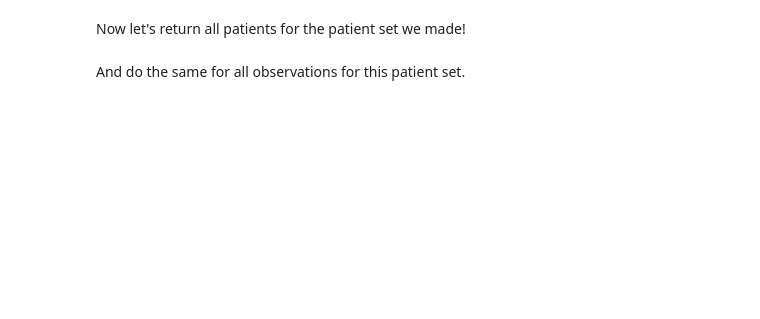
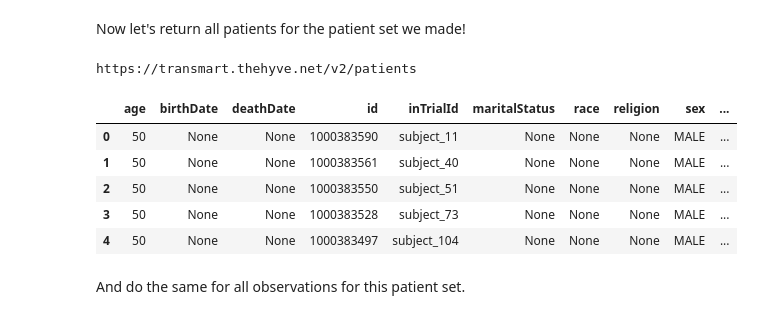
Before and after one commit to thehyve/transmart-tutorials, a Jupyter notebook: Exercise 1 - tranSMART Python client.ipynb, the cells around one changed output. Saved outputs shown, nothing was run; the diff lists cells and outputs as text; code cells hidden in the pictures; blank space fills up the shorter version.

```diff
--- a/Exercise 1 - tranSMART Python client.ipynb
+++ b/Exercise 1 - tranSMART Python client.ipynb
@@ -166,2 +300,5 @@ patient_set_id =
+# %%
+# Select a patient set from the above list. If there's none yet, first save a patient set in Glowing Bear
+patient_set_id = 29251
 # %% [markdown]
 Now let's return all patients for the patient set we made!
@@ -171,3 +305,15 @@ patients
+# %%
+c = api.new_constraint(subject_set_id=patient_set_id)
+patients = api.patients(constraint=c)
+patients.dataframe.head()
+# %% [output]
+https://transmart.thehyve.net/v2/patients
+|  | age | birthDate | deathDate | id | inTrialId | maritalStatus | race | religion | sex | ... |
+| 0 | 50 | None | None | 1000383590 | subject_11 | None | None | None | MALE | ... |
+| 1 | 50 | None | None | 1000383561 | subject_40 | None | None | None | MALE | ... |
+| 2 | 50 | None | None | 1000383550 | subject_51 | None | None | None | MALE | ... |
+| 3 | 50 | None | None | 1000383528 | subject_73 | None | None | None | MALE | ... |
+| 4 | 50 | None | None | 1000383497 | subject_104 | None | None | None | MALE | ... |
 # %% [markdown]
 And do the same for all observations for this patient set.
 # %%
```
Also changed, not shown: parts of 28 cells of this notebook.
